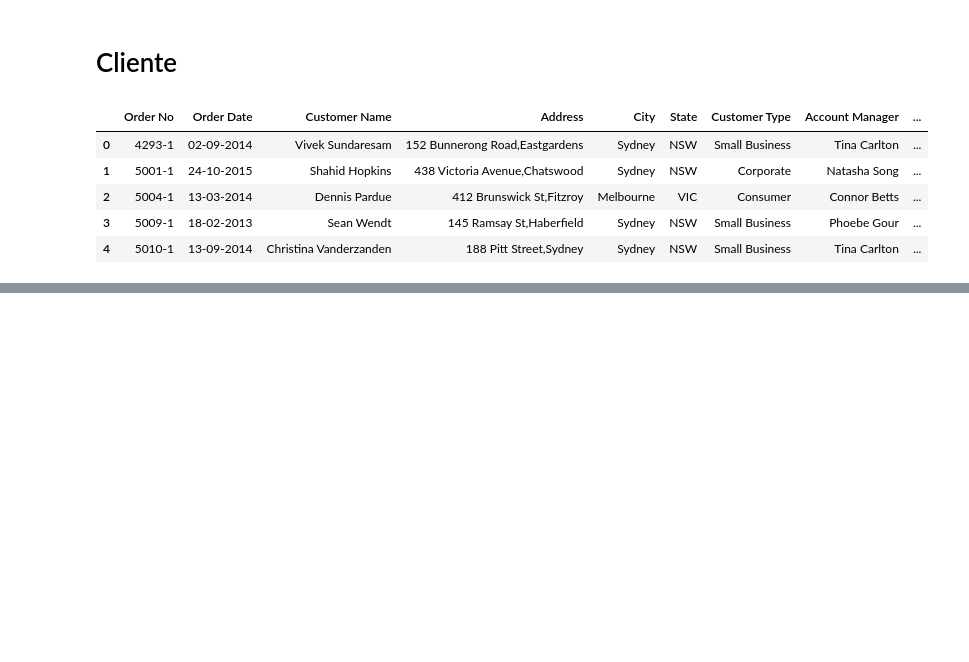
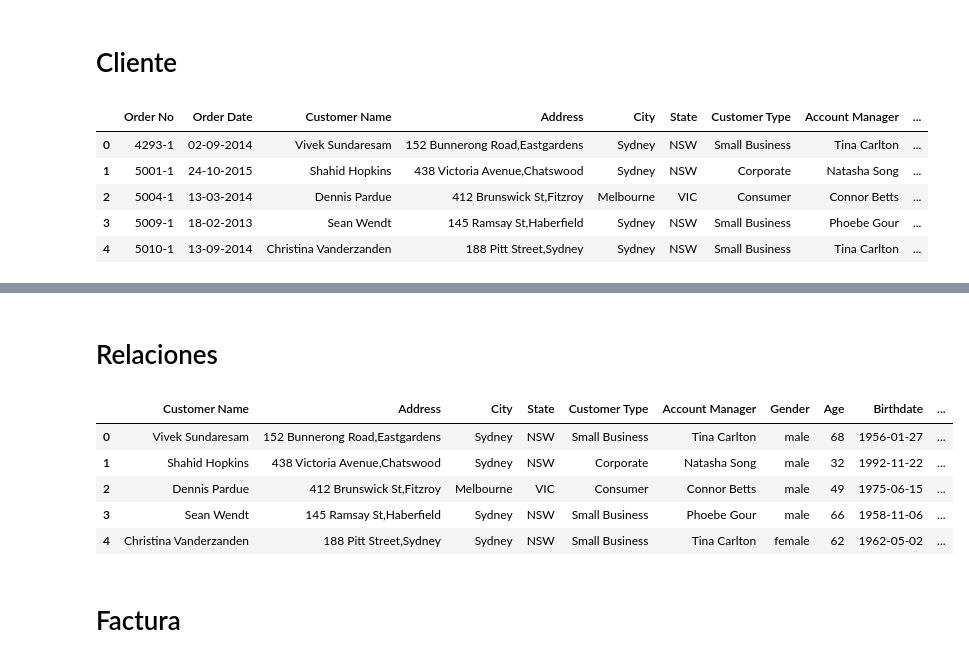
Before and after one commit to AndresDardex/Retail-sales, a Jupyter notebook: data cleaning database.ipynb, the cells around one changed output, grey strips where cells are left out. Drawn from its saved outputs; the diff is of its cells as text; code cells hidden in the pictures; blank space fills up the shorter version.

```diff
--- a/data cleaning database.ipynb
+++ b/data cleaning database.ipynb
@@ -119,0 +108,16 @@ Name: count, dtype: int64
+# %%
+import random
+from datetime import datetime, timedelta
+
+def generar_edad():
+    return random.randint(30, 70)
+
+def generar_fecha_nacimiento(edad):
+    año_actual = datetime.now().year
+    año_nacimiento = año_actual - edad
+    fecha_nacimiento = datetime(year=año_nacimiento, month=random.randint(1, 12), day=random.randint(1, 28))  # Se asume un máximo de 28 días en un mes
+    return fecha_nacimiento
+
+# Generar una edad aleatoria para cada fila en base_clientes y usarla para generar la fecha de nacimiento correspondiente
+base_cliente['Age'] = base_cliente.apply(lambda x: generar_edad(), axis=1)
+base_cliente['Birthdate'] = base_cliente['Age'].apply(lambda x: generar_fecha_nacimiento(x))
@@ -119,0 +186,15 @@ Name: count, dtype: int64
+# %%
+base_cliente['Id_customer'] = range(1, len(base_cliente) + 1)
+base_productos['Id_product'] = range(1, len(base_productos) + 1)
+base_domiciliarios['Id_delivery'] = range(1, len(base_domiciliarios) + 1)
+# %% [markdown]
+# Relaciones
+# %%
+base_cliente.head()
+# %% [output]
+|  | Customer Name | Address | City | State | Customer Type | Account Manager | Gender | Age | Birthdate | ... |
+| 0 | Vivek Sundaresam | 152 Bunnerong Road,Eastgardens | Sydney | NSW | Small Business | Tina Carlton | male | 68 | 1956-01-27 | ... |
+| 1 | Shahid Hopkins | 438 Victoria Avenue,Chatswood | Sydney | NSW | Corporate | Natasha Song | male | 32 | 1992-11-22 | ... |
+| 2 | Dennis Pardue | 412 Brunswick St,Fitzroy | Melbourne | VIC | Consumer | Connor Betts | male | 49 | 1975-06-15 | ... |
+| 3 | Sean Wendt | 145 Ramsay St,Haberfield | Sydney | NSW | Small Business | Phoebe Gour | male | 66 | 1958-11-06 | ... |
+| 4 | Christina Vanderzanden | 188 Pitt Street,Sydney | Sydney | NSW | Small Business | Tina Carlton | female | 62 | 1962-05-02 | ... |
@@ -119,0 +210,2 @@ Name: count, dtype: int64
+# %% [markdown]
+# Factura
```
Also changed, not shown: parts of 24 cells of this notebook.
